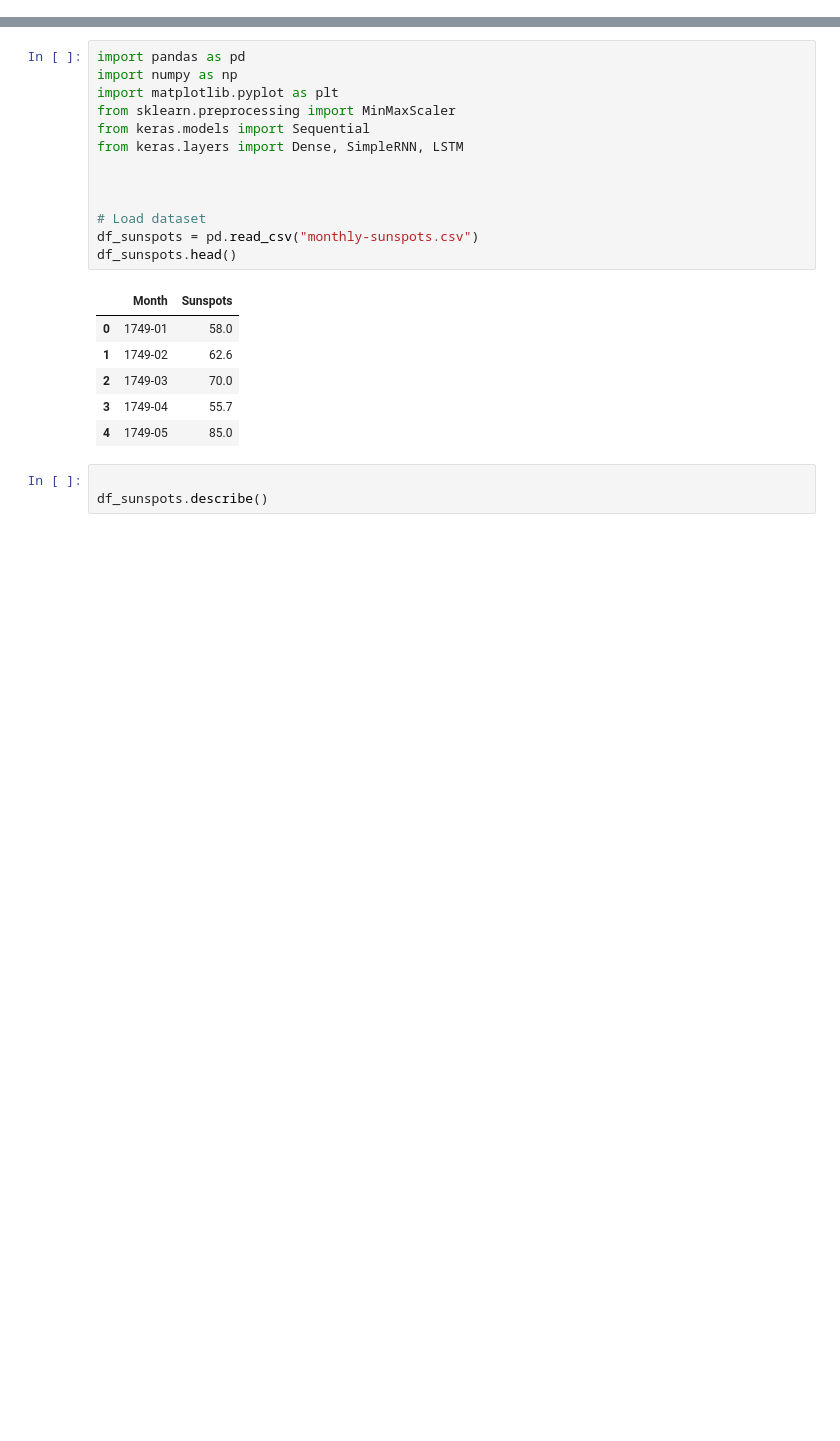
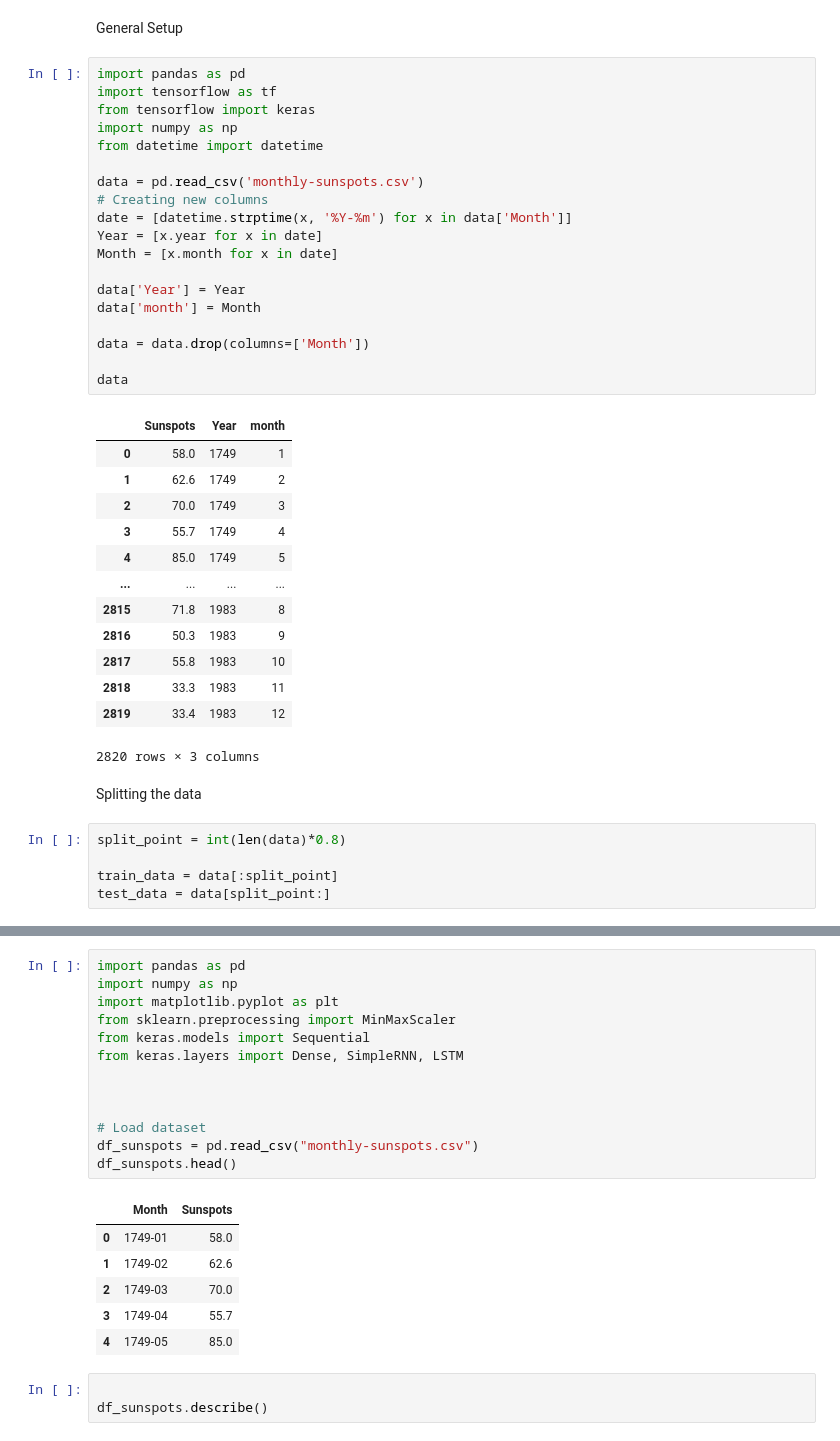
Before and after one commit to guzmanalejandra/DeepLearning-lab3, a Jupyter notebook: main.ipynb, the cells around one changed output, grey strips where cells are left out. Saved outputs shown, nothing was run; the diff lists cells and outputs as text; blank space fills up the shorter version.

```diff
--- a/main.ipynb
+++ b/main.ipynb
@@ -5 +6,43 @@ Alejandra Guzman 20262
 Jorge Caballeros 20009
+# %% [markdown]
+General Setup
+# %%
+import pandas as pd
+import tensorflow as tf
+from tensorflow import keras
+import numpy as np
+from datetime import datetime
+
+data = pd.read_csv('monthly-sunspots.csv')
+# Creating new columns
+date = [datetime.strptime(x, '%Y-%m') for x in data['Month']]
+Year = [x.year for x in date]
+Month = [x.month for x in date]
+
+data['Year'] = Year
+data['month'] = Month
+
+data = data.drop(columns=['Month'])
+
+data
+# %% [output]
+|  | Sunspots | Year | month |
+| 0 | 58.0 | 1749 | 1 |
+| 1 | 62.6 | 1749 | 2 |
+| 2 | 70.0 | 1749 | 3 |
+| 3 | 55.7 | 1749 | 4 |
+| 4 | 85.0 | 1749 | 5 |
+| ... | ... | ... | ... |
+| 2815 | 71.8 | 1983 | 8 |
+| 2816 | 50.3 | 1983 | 9 |
+| 2817 | 55.8 | 1983 | 10 |
+| 2818 | 33.3 | 1983 | 11 |
+| 2819 | 33.4 | 1983 | 12 |
+2820 rows × 3 columns
+# %% [markdown]
+Splitting the data
+# %%
+split_point = int(len(data)*0.8)
+
+train_data = data[:split_point]
+test_data = data[split_point:]
```
Also changed, not shown: parts of 14 cells of this notebook.
